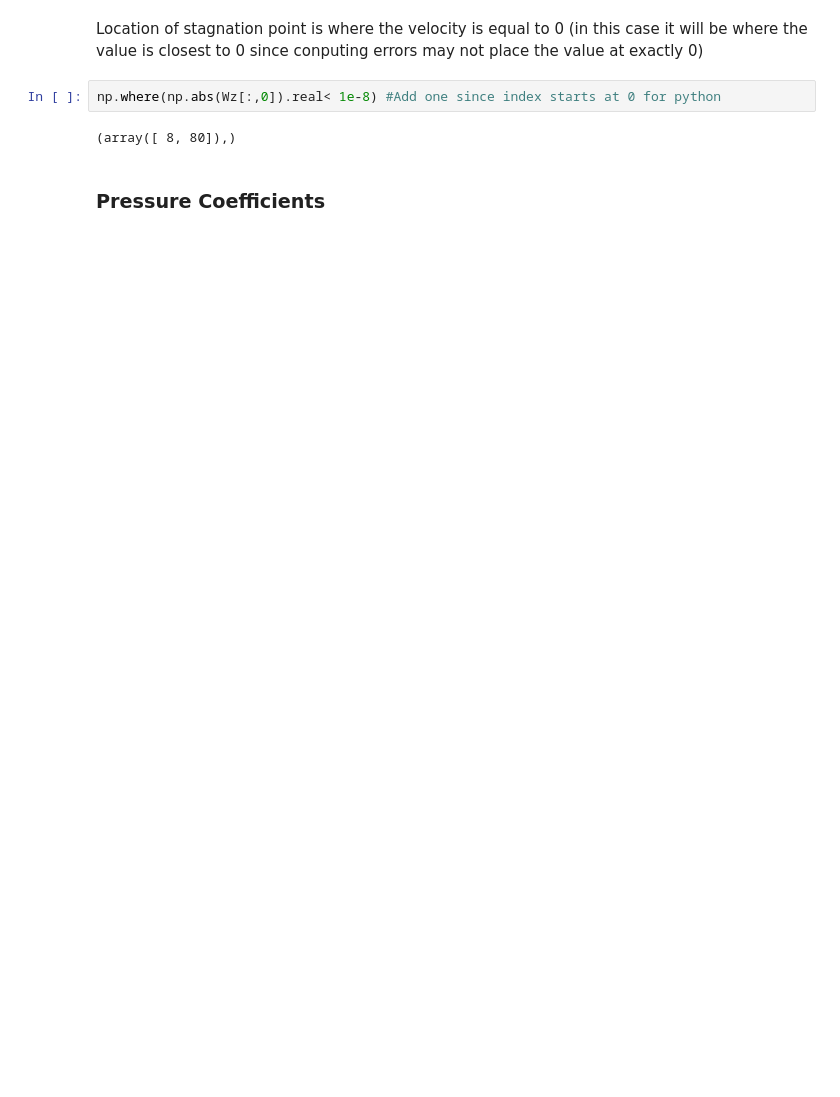
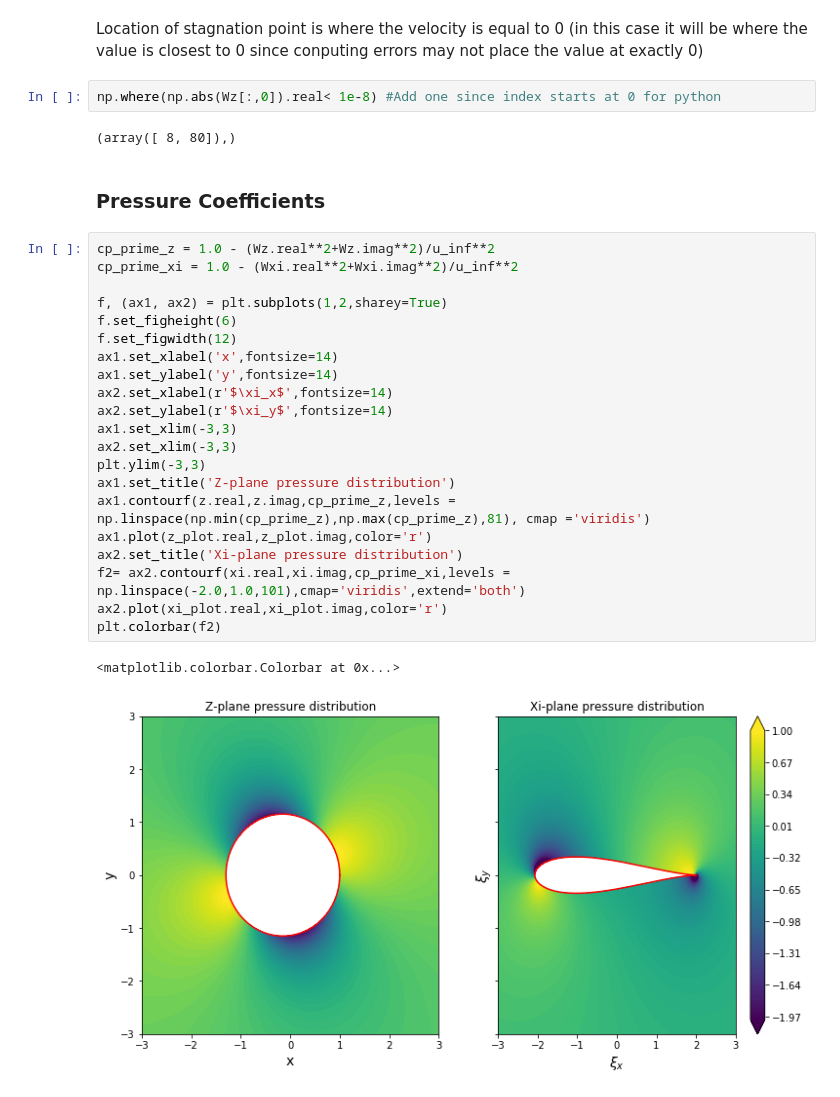
Before and after one commit to kmchoy/mae6226, a Jupyter notebook: Joukowski.ipynb, the cells around one changed output. Cells and saved outputs as stored; diff of their text form; blank space fills up the shorter version.

```diff
--- a/Joukowski.ipynb
+++ b/Joukowski.ipynb
@@ -298,3 +298,27 @@ np.where(np.abs(Wz[:,0]).real< 1e-8) #Add one since index starts at 0 for python
 (array([ 8, 80]),)
 # %% [markdown]
 ### Pressure Coefficients
+# %%
+cp_prime_z = 1.0 - (Wz.real**2+Wz.imag**2)/u_inf**2
+cp_prime_xi = 1.0 - (Wxi.real**2+Wxi.imag**2)/u_inf**2
+
+f, (ax1, ax2) = plt.subplots(1,2,sharey=True)
+f.set_figheight(6)
+f.set_figwidth(12)
+ax1.set_xlabel('x',fontsize=14)
+ax1.set_ylabel('y',fontsize=14)
+ax2.set_xlabel(r'$\xi_x$',fontsize=14)
+ax2.set_ylabel(r'$\xi_y$',fontsize=14)
+ax1.set_xlim(-3,3)
+ax2.set_xlim(-3,3)
+plt.ylim(-3,3)
+ax1.set_title('Z-plane pressure distribution')
+ax1.contourf(z.real,z.imag,cp_prime_z,levels = np.linspace(np.min(cp_prime_z),np.max(cp_prime_z),81), cmap ='viridis')
+ax1.plot(z_plot.real,z_plot.imag,color='r')
+ax2.set_title('Xi-plane pressure distribution')
+f2= ax2.contourf(xi.real,xi.imag,cp_prime_xi,levels = np.linspace(-2.0,1.0,101),cmap='viridis',extend='both')
+ax2.plot(xi_plot.real,xi_plot.imag,color='r')
+plt.colorbar(f2)
+# %% [output]
+<matplotlib.colorbar.Colorbar at 0x...>
+[figure, added]
```
Also changed, not shown: parts of 14 cells of this notebook.
